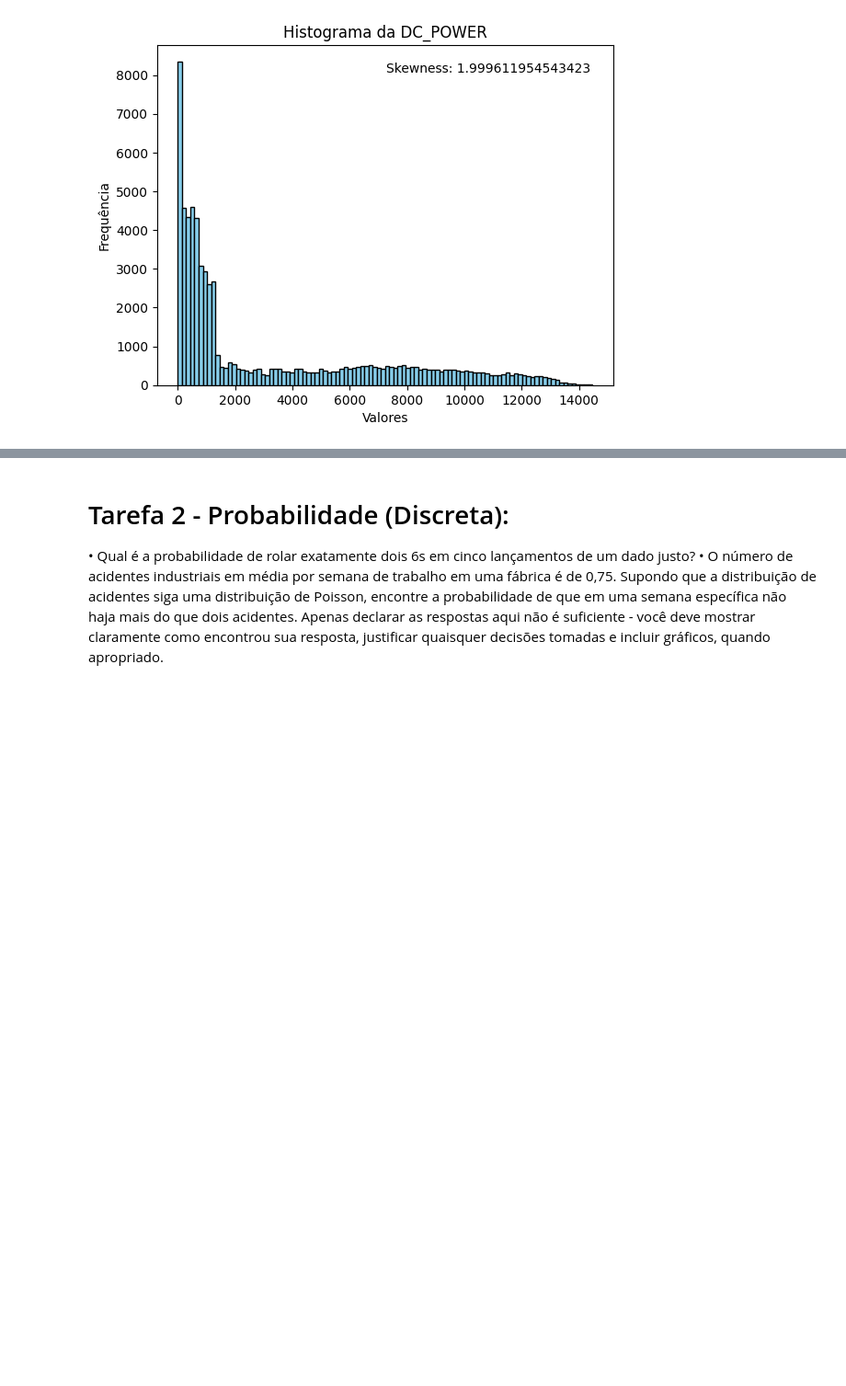
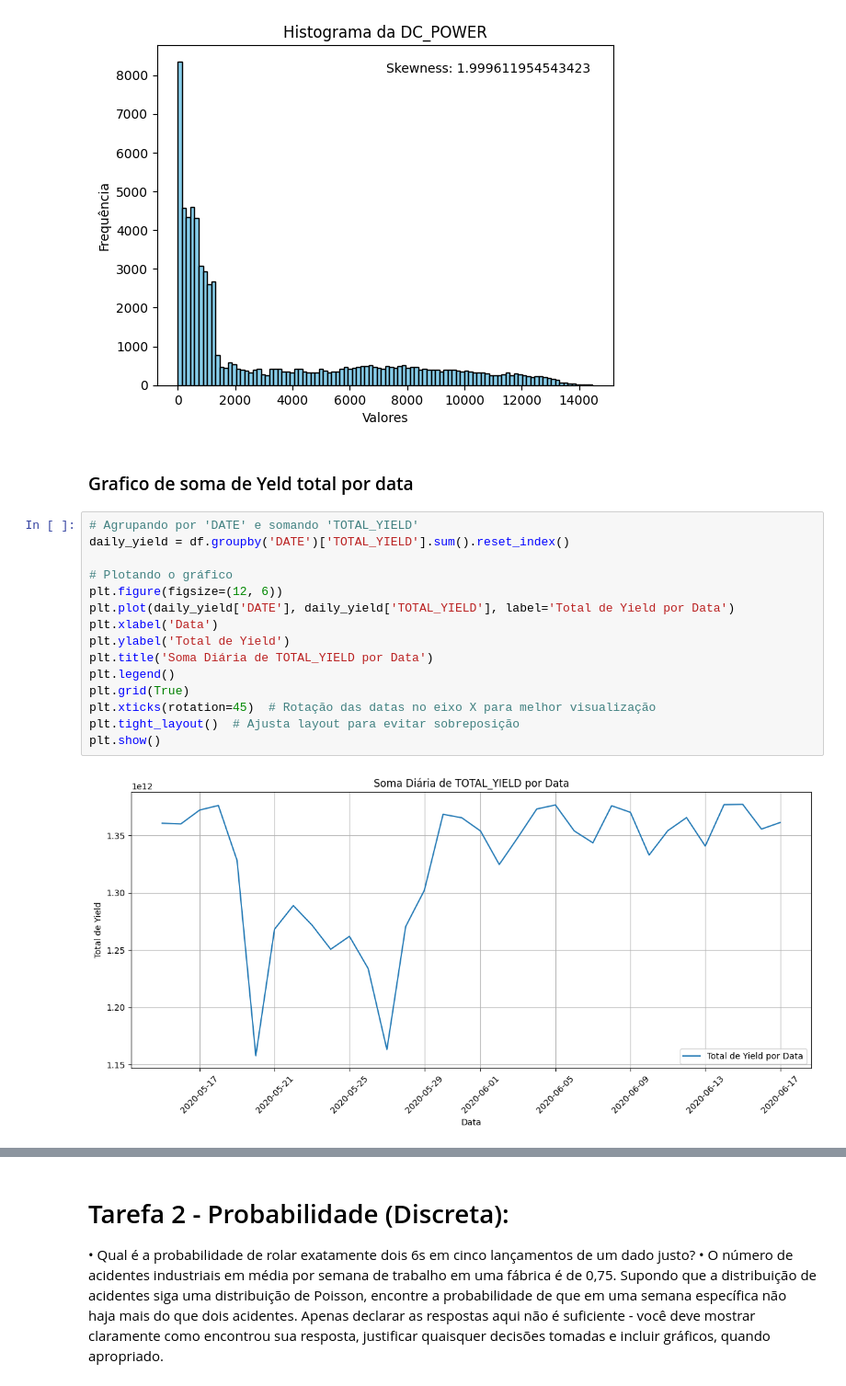
Before and after one commit to FelipeSteudel/Felipe_Steudel-Statistical_Techniques, a Jupyter notebook: Felipe Steudel - Statistical Techniques - HDip in Data Analytics.ipynb, the cells around one changed output, grey strips where cells are left out. Shown at 92% size. Drawn from its saved outputs; the diff is of its cells as text; blank space fills up the shorter version.

```diff
--- a/Felipe Steudel - Statistical Techniques - HDip in Data Analytics.ipynb
+++ b/Felipe Steudel - Statistical Techniques - HDip in Data Analytics.ipynb
@@ -360,3 +360,22 @@ plt.text(0.95, 0.95, f'Skewness: {skewness}', ha='right', va='top', transform=pl
 plt.show()
 # %% [output]
 [figure]
+# %% [markdown]
+### Grafico de soma de Yeld total por data
+# %%
+# Agrupando por 'DATE' e somando 'TOTAL_YIELD'
+daily_yield = df.groupby('DATE')['TOTAL_YIELD'].sum().reset_index()
+
+# Plotando o gráfico
+plt.figure(figsize=(12, 6))
+plt.plot(daily_yield['DATE'], daily_yield['TOTAL_YIELD'], label='Total de Yield por Data')
+plt.xlabel('Data')
+plt.ylabel('Total de Yield')
+plt.title('Soma Diária de TOTAL_YIELD por Data')
+plt.legend()
+plt.grid(True)
+plt.xticks(rotation=45)  # Rotação das datas no eixo X para melhor visualização
+plt.tight_layout()  # Ajusta layout para evitar sobreposição
+plt.show()
+# %% [output]
+[figure, added]
```
Also changed, not shown: parts of 13 cells of this notebook, 1 other file.
